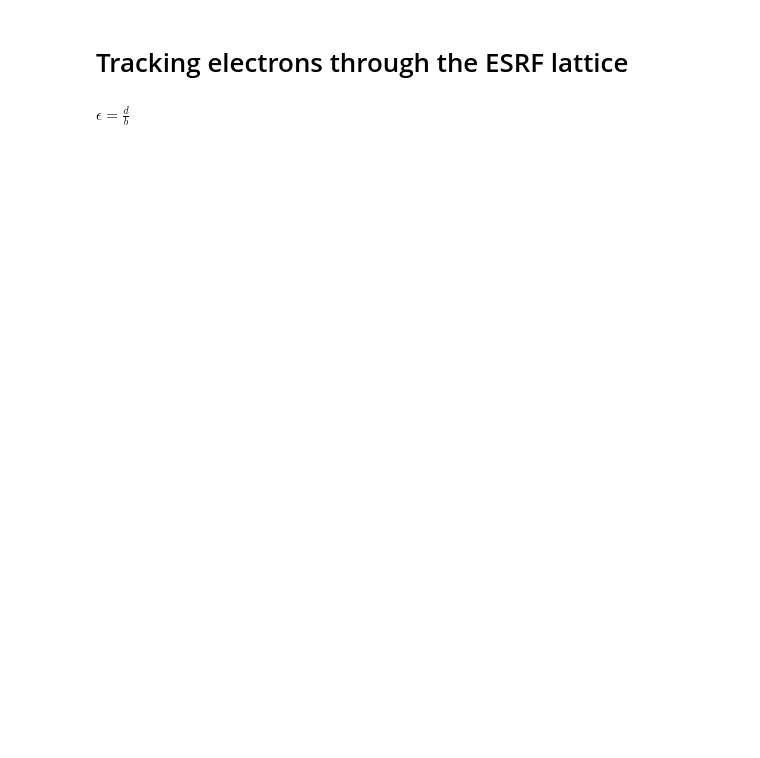
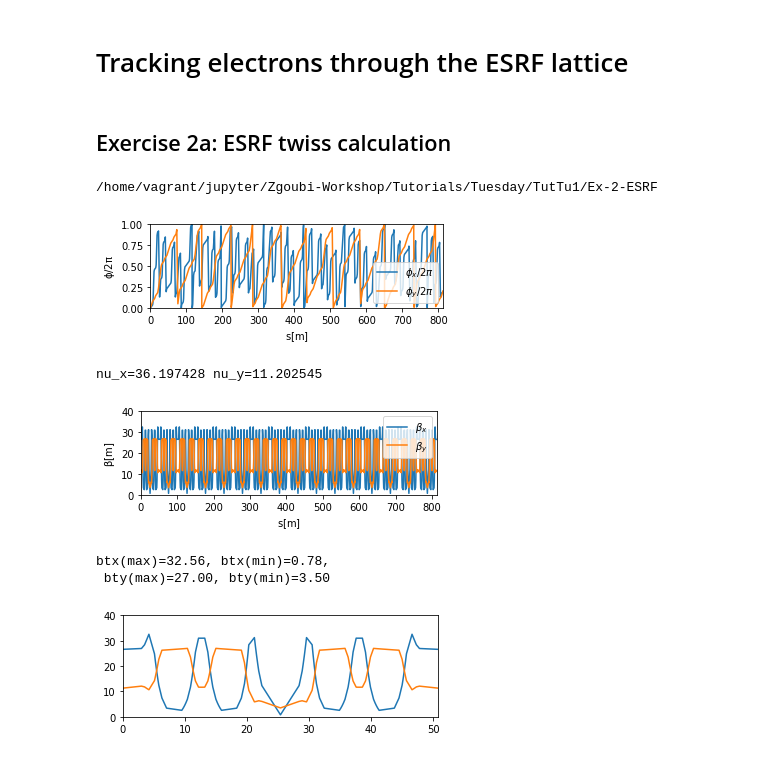
Before and after one commit to radiasoft/Zgoubi-Workshop, a Jupyter notebook: Tutorials/Tuesday/TutTu1/Ex-2-ESRF/Exercise2.ipynb, the cells around one changed output. Drawn from its saved outputs; the diff is of its cells as text; code cells hidden in the pictures; blank space fills up the shorter version.

Commit message:
modified .dat and exercise 2 files

```diff
--- a/Tutorials/Tuesday/TutTu1/Ex-2-ESRF/Exercise2.ipynb
+++ b/Tutorials/Tuesday/TutTu1/Ex-2-ESRF/Exercise2.ipynb
@@ -1,4 +1,65 @@
 # %% [markdown]
 # Tracking electrons through the ESRF lattice
-# %% [markdown]
-$\epsilon = \frac{d}{b}$
+# %% [markdown]
+## Exercise 2a: ESRF twiss calculation
+# %%
+%matplotlib inline
+
+import numpy as np
+import matplotlib.pyplot as plt
+import os
+FL=os.getcwd()
+print FL
+S,beta_x,beta_y,phix,phiy=np.loadtxt('%s/%s'%(FL,'zgoubi.TWISS.out'),skiprows=51,usecols=(12,1,3,10,11),unpack=True)
+
+plt.figure(figsize=(5,2))
+plt.plot(S,phix,label=r'$\phi_x/2\pi$')
+plt.plot(S,phiy,label=r'$\phi_y/2\pi$')
+plt.ylim([0,1])
+plt.xlim([0,np.max(S)])
+plt.legend()
+plt.ylabel(r'$\rm\phi/2\pi$')
+plt.xlabel(r'$\rm s  [m]$')
+plt.tight_layout()
+plt.savefig('phi.png')
+plt.show()
+
+phix_int=np.abs(np.sum(np.round(np.diff(phix))))
+phiy_int=np.abs(np.sum(np.round(np.diff(phiy))))
+print 'nu_x=%.6f'%(phix[len(phix)-1]+phix_int),'nu_y=%.6f'%(phiy[len(phiy)-1]+phiy_int)
+
+
+plt.figure(figsize=(5,2))
+plt.plot(S,beta_x,label=r'$\beta_x$')
+plt.plot(S,beta_y,label=r'$\beta_y$')
+plt.ylim([0,40])
+plt.xlim([0,np.max(S)])
+plt.legend()
+plt.ylabel(r'$\rm\beta  [m]$')
+plt.xlabel(r'$\rm s  [m]$')
+plt.tight_layout()
+plt.savefig('beta.png')
+plt.show()
+
+print 'btx(max)=%.2f, btx(min)=%.2f, \n bty(max)=%.2f, bty(min)=%.2f'%(np.max(beta_x), np.min(beta_x), np.max(beta_y), np.min(beta_y))
+
+
+plt.figure(figsize=(5,2))
+plt.plot(S,beta_x,label=r'$\beta_x$')
+plt.plot(S,beta_y,label=r'$\beta_y$')
+plt.ylim([0,40])
+plt.xlim([0,50.8])
+#plt.legend()
+#plt.ylabel(r'$\rm\beta  [m]$')
+#plt.xlabel(r'$\rm s  [m]$')
+plt.tight_layout()
+plt.savefig('chasman-green.png')
+plt.show()
+# %% [output]
+/home/vagrant/jupyter/Zgoubi-Workshop/Tutorials/Tuesday/TutTu1/Ex-2-ESRF
+[figure, added]
+nu_x=36.197428 nu_y=11.202545
+[figure, added]
+btx(max)=32.56, btx(min)=0.78,
+ bty(max)=27.00, bty(min)=3.50
+[figure, added]
```
Also changed, not shown: parts of 3 cells of this notebook, 1 other file.
